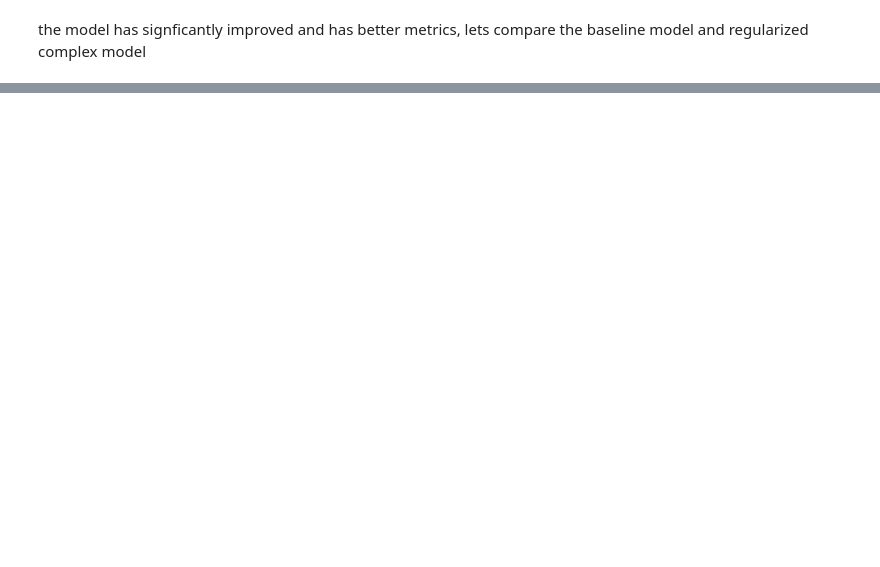
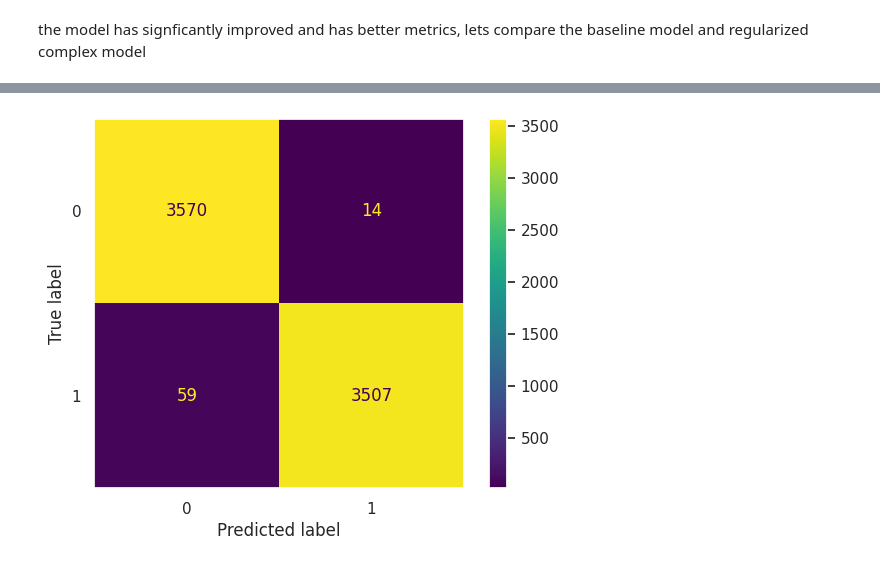
Before and after one commit to abdulaziz-aljamhour/smoke_detection_problem, a Jupyter notebook: smoke_detection.ipynb, the cells around one changed output, grey strips where cells are left out. Saved outputs shown, nothing was run; the diff lists cells and outputs as text; code cells hidden in the pictures; blank space fills up the shorter version.

Commit message:
Improved model performance

```diff
--- a/smoke_detection.ipynb
+++ b/smoke_detection.ipynb
@@ -601,0 +640,4 @@ _________________________________________________
+# %%
+undersampler = RandomUnderSampler(sampling_strategy='majority')
+x_under, y_under = undersampler.fit_resample(X, y)
+x_train_under, x_test_under, y_train_under, y_test_under = train_test_split(x_under, y_under, test_size=.2, random_state=21)
@@ -601,0 +649,5 @@ _________________________________________________
+# %%
+# retrain the model of the balanced datasets
+history_complex_L2 = model_complex_L2.fit(x_train_under, y_train_under, epochs=20)
+print('model_complex with L2 regularization evaluation:\n')
+acc_complex_L2 = model_complex_L2.evaluate(x_test_under, y_test_under)
@@ -601,0 +677,6 @@ _________________________________________________
+# %%
+y_preds = tf.round(model_complex_L2.predict(x_test_under))
+cm = confusion_matrix(y_true=y_test_under, y_pred=y_preds)
+ConfusionMatrixDisplay(cm).plot();
+plt.grid(False);
+# %% [output]
@@ -601,0 +684 @@ _________________________________________________
+[figure, added]
```
Also changed, not shown: parts of 34 cells of this notebook.
